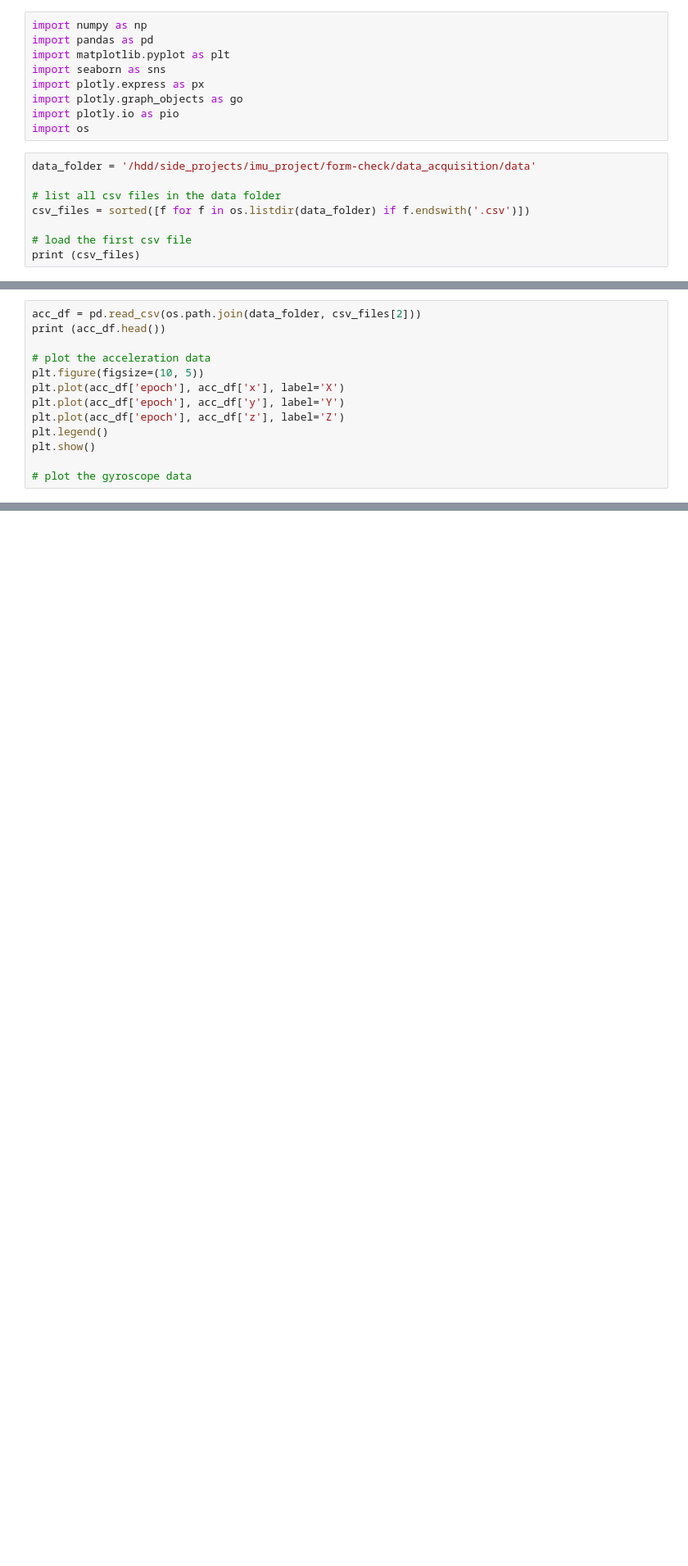
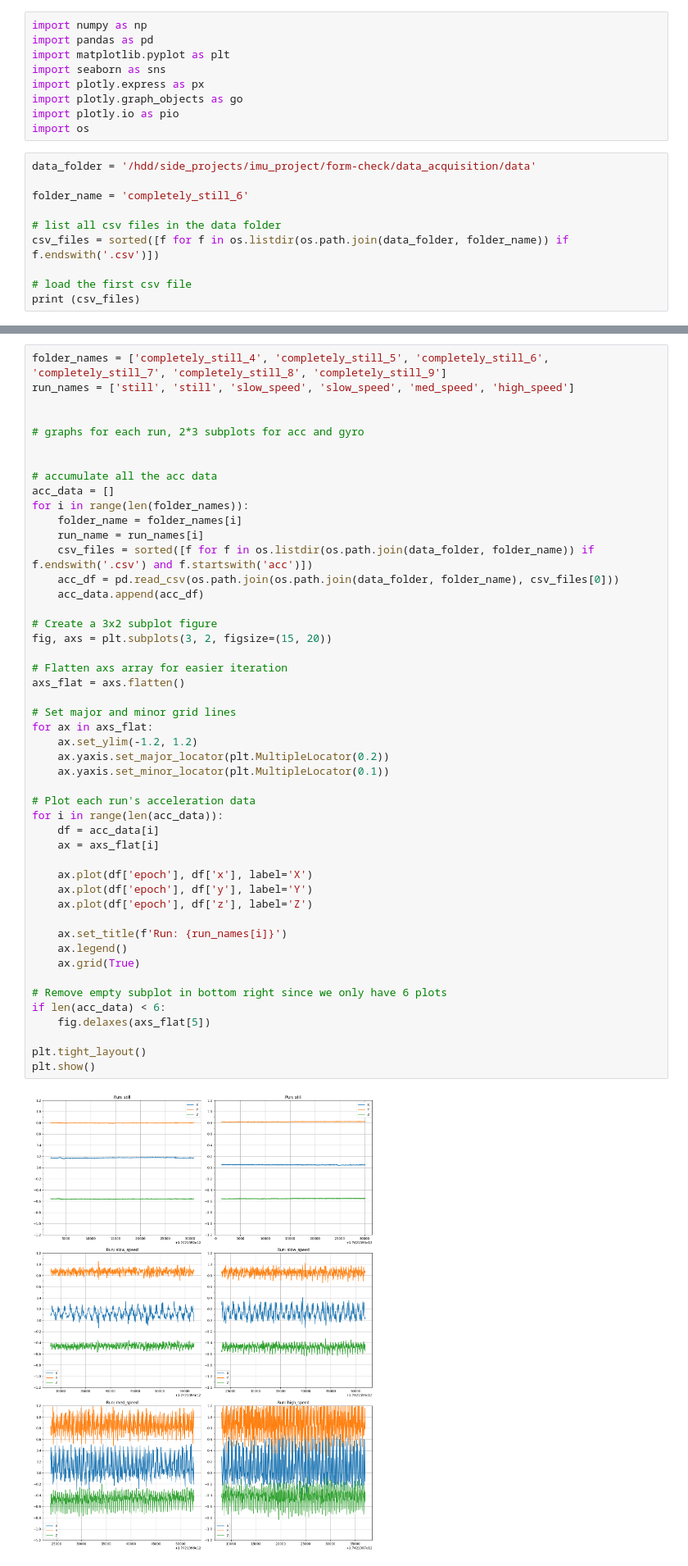
Before and after one commit to niru-5/form-check, a Jupyter notebook: data_analysis/data_exploration.ipynb, the cells around one changed output, grey strips where cells are left out. Shown at 82% size. Cells and saved outputs as stored; diff of their text form; blank space fills up the shorter version.

```diff
--- a/data_analysis/data_exploration.ipynb
+++ b/data_analysis/data_exploration.ipynb
@@ -10,8 +10,10 @@ import os
 # %%
 data_folder = '/hdd/side_projects/imu_project/form-check/data_acquisition/data'
 
+folder_name = 'completely_still_6'
+
 # list all csv files in the data folder
-csv_files = sorted([f for f in os.listdir(data_folder) if f.endswith('.csv')])
+csv_files = sorted([f for f in os.listdir(os.path.join(data_folder, folder_name)) if f.endswith('.csv')])
 
 # load the first csv file
 print (csv_files)
@@ -20,13 +21,0 @@ print (csv_files)
-# %%
-acc_df = pd.read_csv(os.path.join(data_folder, csv_files[2]))
-print (acc_df.head())
-
-# plot the acceleration data
-plt.figure(figsize=(10, 5))
-plt.plot(acc_df['epoch'], acc_df['x'], label='X')
-plt.plot(acc_df['epoch'], acc_df['y'], label='Y')
-plt.plot(acc_df['epoch'], acc_df['z'], label='Z')
-plt.legend()
-plt.show()
-
-# plot the gyroscope data
@@ -40,0 +22,50 @@ plt.show()
+# %%
+folder_names = ['completely_still_4', 'completely_still_5', 'completely_still_6', 'completely_still_7', 'completely_still_8', 'completely_still_9']
+run_names = ['still', 'still', 'slow_speed', 'slow_speed', 'med_speed', 'high_speed']
+
+
+# graphs for each run, 2*3 subplots for acc and gyro
+
+
+# accumulate all the acc data
+acc_data = []
+for i in range(len(folder_names)):
+    folder_name = folder_names[i]
+    run_name = run_names[i]
+    csv_files = sorted([f for f in os.listdir(os.path.join(data_folder, folder_name)) if f.endswith('.csv') and f.startswith('acc')])
+    acc_df = pd.read_csv(os.path.join(os.path.join(data_folder, folder_name), csv_files[0]))
+    acc_data.append(acc_df)
+
+# Create a 3x2 subplot figure
+fig, axs = plt.subplots(3, 2, figsize=(15, 20))
+
+# Flatten axs array for easier iteration
+axs_flat = axs.flatten()
+
+# Set major and minor grid lines
+for ax in axs_flat:
+    ax.set_ylim(-1.2, 1.2)
+    ax.yaxis.set_major_locator(plt.MultipleLocator(0.2))
+    ax.yaxis.set_minor_locator(plt.MultipleLocator(0.1))
+
+# Plot each run's acceleration data
+for i in range(len(acc_data)):
+    df = acc_data[i]
+    ax = axs_flat[i]
+
+    ax.plot(df['epoch'], df['x'], label='X')
+    ax.plot(df['epoch'], df['y'], label='Y')
+    ax.plot(df['epoch'], df['z'], label='Z')
+
+    ax.set_title(f'Run: {run_names[i]}')
+    ax.legend()
+    ax.grid(True)
+
+# Remove empty subplot in bottom right since we only have 6 plots
+if len(acc_data) < 6:
+    fig.delaxes(axs_flat[5])
+
+plt.tight_layout()
+plt.show()
+# %% [output]
+[figure, added]
```
Also changed, not shown: parts of 4 cells of this notebook, 2 other files.
